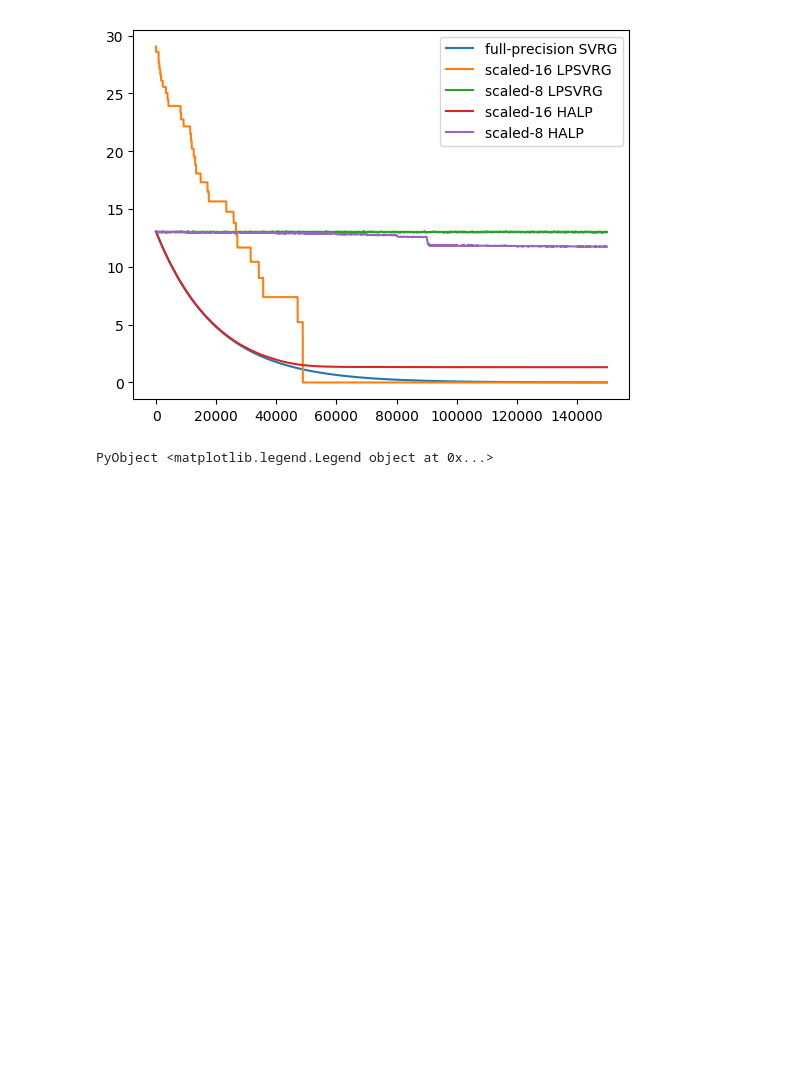
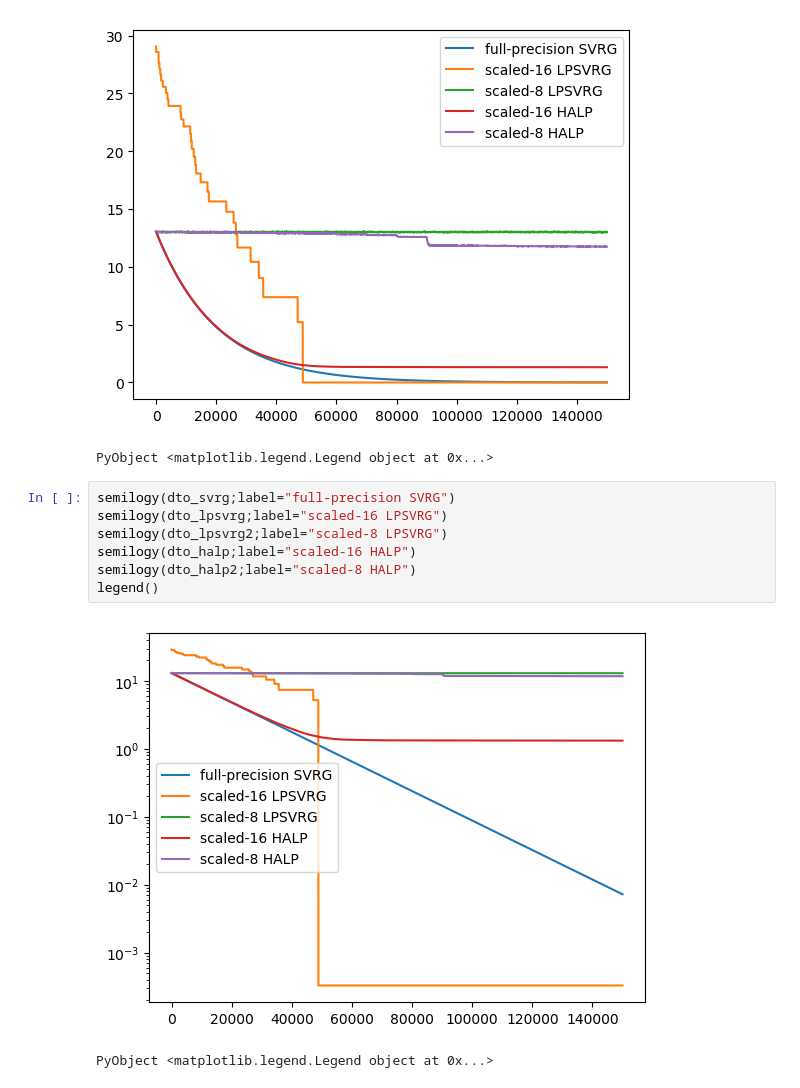
Before and after one commit to ifilonenko/sgd-vr-precision, a Jupyter notebook: experiments/lm-halp.ipynb, the cells around one changed output. Drawn from its saved outputs; the diff is of its cells as text; blank space fills up the shorter version.

Commit message:
semilogy

```diff
--- a/experiments/lm-halp.ipynb
+++ b/experiments/lm-halp.ipynb
@@ -92,3 +92,13 @@ legend()
 # %% [output]
 [figure]
 PyObject <matplotlib.legend.Legend object at 0x...>
+# %%
+semilogy(dto_svrg;label="full-precision SVRG")
+semilogy(dto_lpsvrg;label="scaled-16 LPSVRG")
+semilogy(dto_lpsvrg2;label="scaled-8 LPSVRG")
+semilogy(dto_halp;label="scaled-16 HALP")
+semilogy(dto_halp2;label="scaled-8 HALP")
+legend()
+# %% [output]
+[figure, added]
+PyObject <matplotlib.legend.Legend object at 0x...>
```
